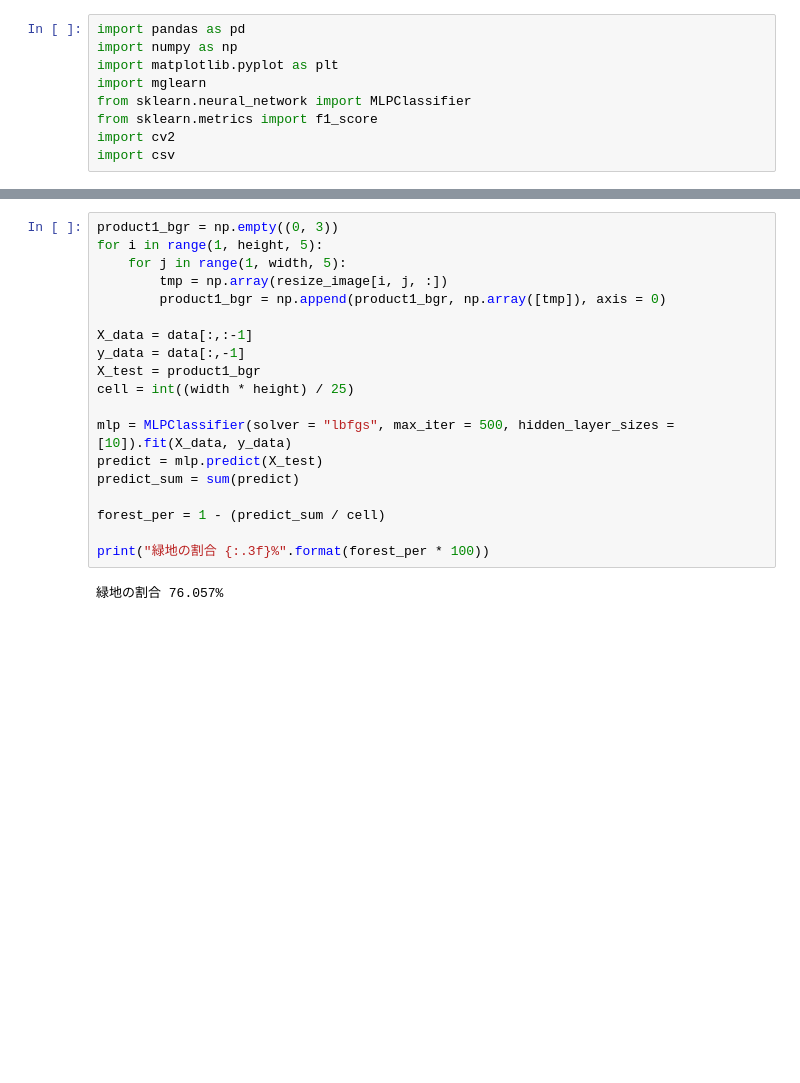
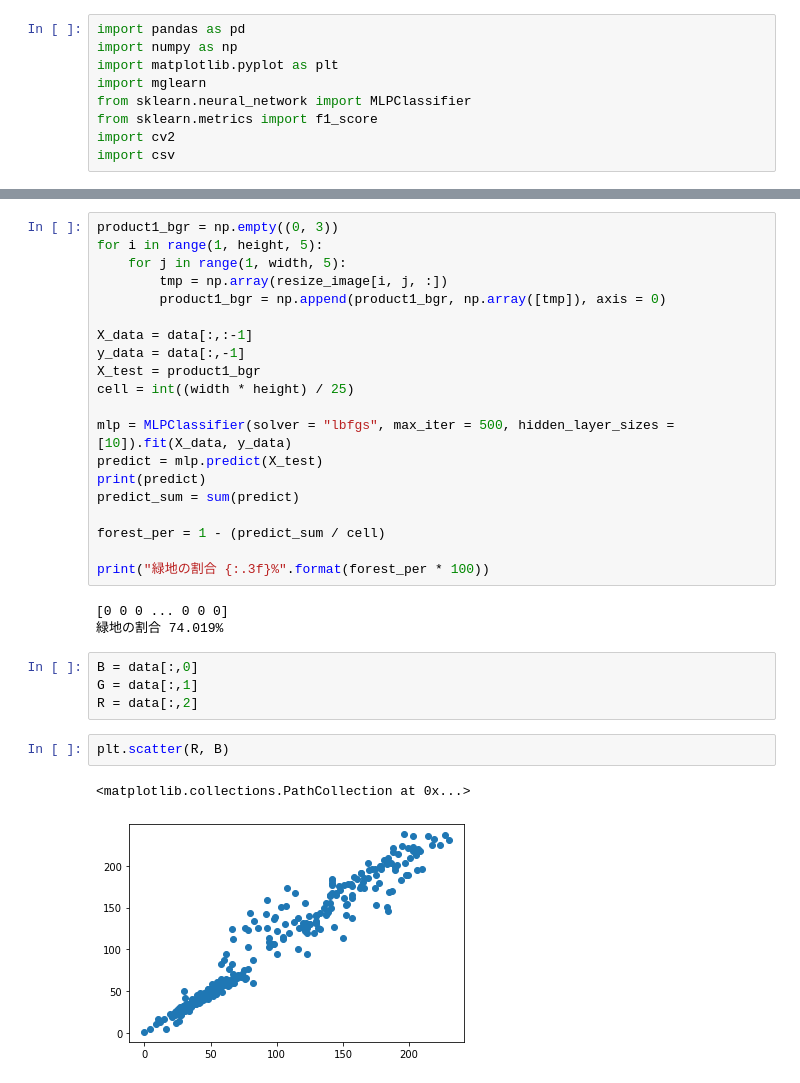
Before and after one commit to yattinda/scikit-learn, a Jupyter notebook: difine_rural/product1.ipynb, the cells around one changed output, grey strips where cells are left out. Saved outputs shown, nothing was run; the diff lists cells and outputs as text; blank space fills up the shorter version.

```diff
--- a/difine_rural/product1.ipynb
+++ b/difine_rural/product1.ipynb
@@ -49,10 +49,21 @@ cell = int((width * height) / 25)
 
 mlp = MLPClassifier(solver = "lbfgs", max_iter = 500, hidden_layer_sizes = [10]).fit(X_data, y_data)
 predict = mlp.predict(X_test)
+print(predict)
 predict_sum = sum(predict)
 
 forest_per = 1 - (predict_sum / cell)
 
 print("緑地の割合 {:.3f}%".format(forest_per * 100))
 # %% [output]
-緑地の割合 76.057%
+[0 0 0 ... 0 0 0]
+緑地の割合 74.019%
+# %%
+B = data[:,0]
+G = data[:,1]
+R = data[:,2]
+# %%
+plt.scatter(R, B)
+# %% [output]
+<matplotlib.collections.PathCollection at 0x...>
+[figure, added]
```
Also changed, not shown: parts of 3 cells of this notebook.
